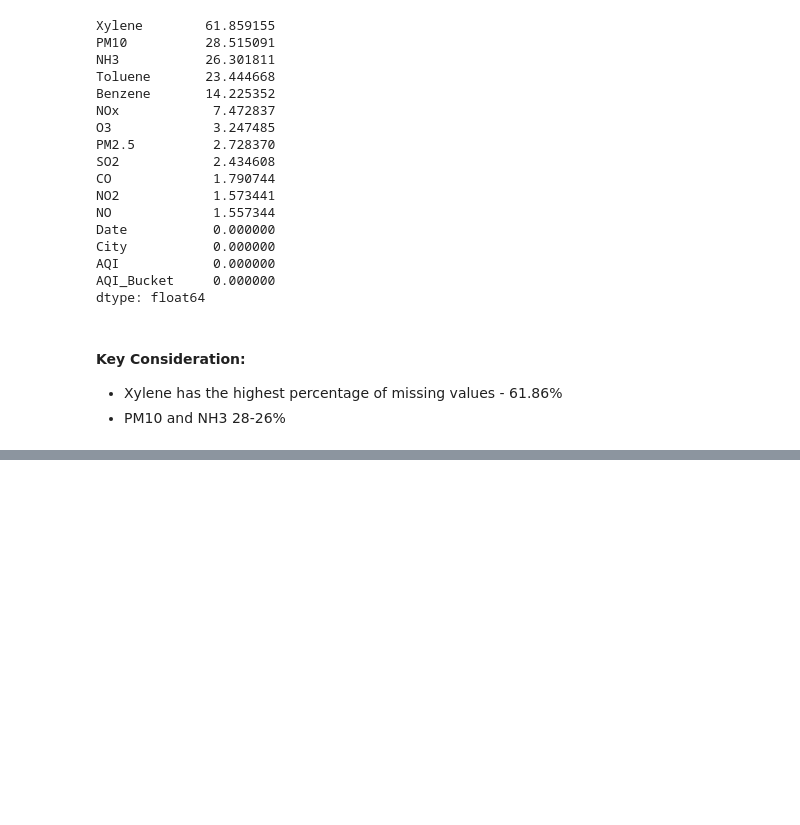
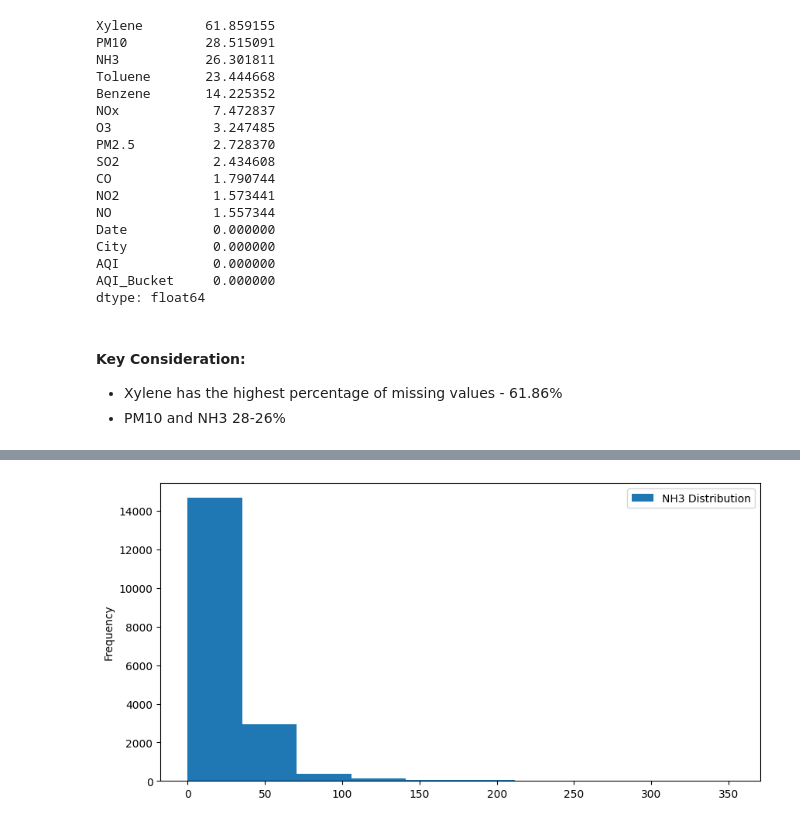
Before and after one commit to Nisha01-art/AQI-quality-prediction-model-, a Jupyter notebook: AQI Prediction Model.ipynb, the cells around one changed output, grey strips where cells are left out. Drawn from its saved outputs; the diff is of its cells as text; code cells hidden in the pictures; blank space fills up the shorter version.

```diff
--- a/AQI Prediction Model.ipynb
+++ b/AQI Prediction Model.ipynb
@@ -207,0 +224,6 @@ dtype: float64
+# %%
+df['NH3'].plot(kind='hist', figsize=(10, 5), label="NH3 Distribution")
+plt.legend()  # This works because a label is defined
+plt.show()
+# %% [output]
+[figure, added]
```
Also changed, not shown: parts of 42 cells of this notebook.
